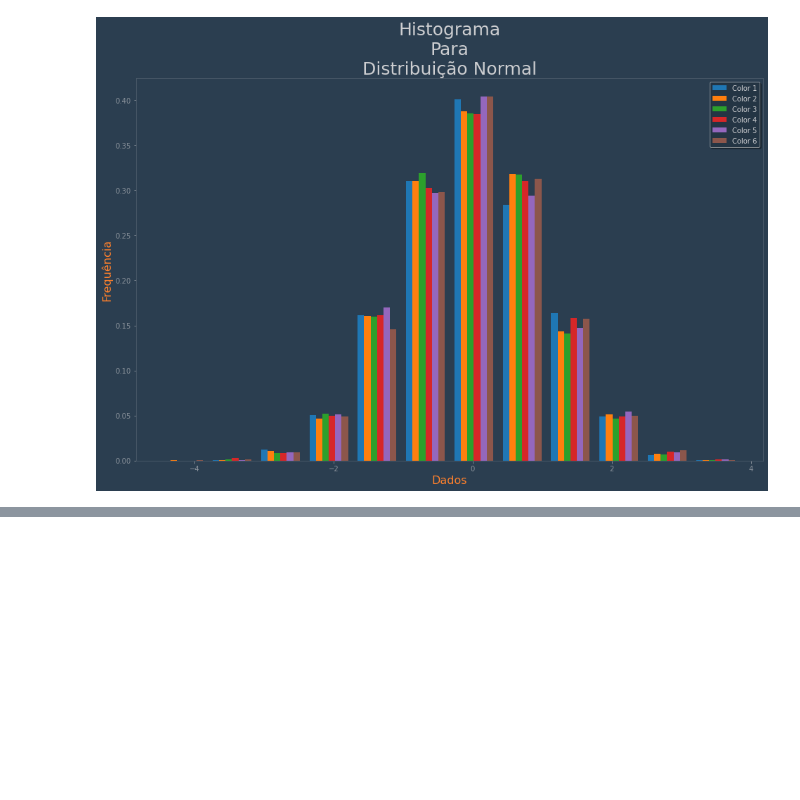
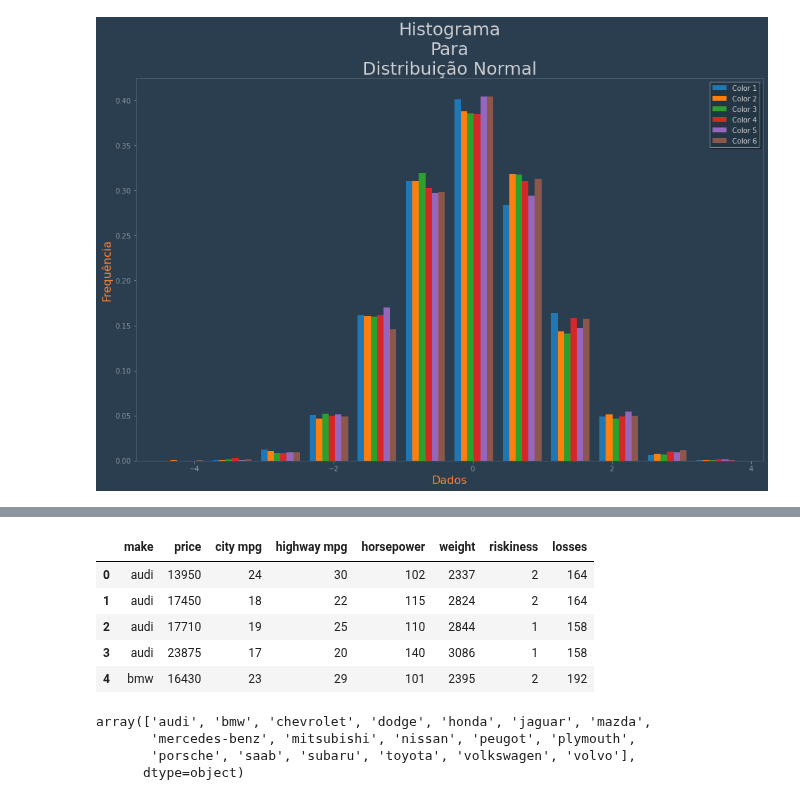
Before and after one commit to michelaap/notebooks, a Jupyter notebook: matplotlib.ipynb, the cells around one changed output, grey strips where cells are left out. Drawn from its saved outputs; the diff is of its cells as text; code cells hidden in the pictures; blank space fills up the shorter version.

```diff
--- a/matplotlib.ipynb
+++ b/matplotlib.ipynb
@@ -70,0 +92,17 @@ cria_plot()
+# %%
+dados_subset = gera_dados.get_limited_data()
+dados_subset.head()
+# %% [output]
+|  | make | price | city mpg | highway mpg | horsepower | weight | riskiness | losses |
+| 0 | audi | 13950 | 24 | 30 | 102 | 2337 | 2 | 164 |
+| 1 | audi | 17450 | 18 | 22 | 115 | 2824 | 2 | 164 |
+| 2 | audi | 17710 | 19 | 25 | 110 | 2844 | 1 | 158 |
+| 3 | audi | 23875 | 17 | 20 | 140 | 3086 | 1 | 158 |
+| 4 | bmw | 16430 | 23 | 29 | 101 | 2395 | 2 | 192 |
+# %%
+gera_dados.get_all_auto_makes()
+# %% [output]
+array(['audi', 'bmw', 'chevrolet', 'dodge', 'honda', 'jaguar', 'mazda',
+       'mercedes-benz', 'mitsubishi', 'nissan', 'peugot', 'plymouth',
+       'porsche', 'saab', 'subaru', 'toyota', 'volkswagen', 'volvo'],
+      dtype=object)
```
Also changed, not shown: parts of 8 cells of this notebook.
